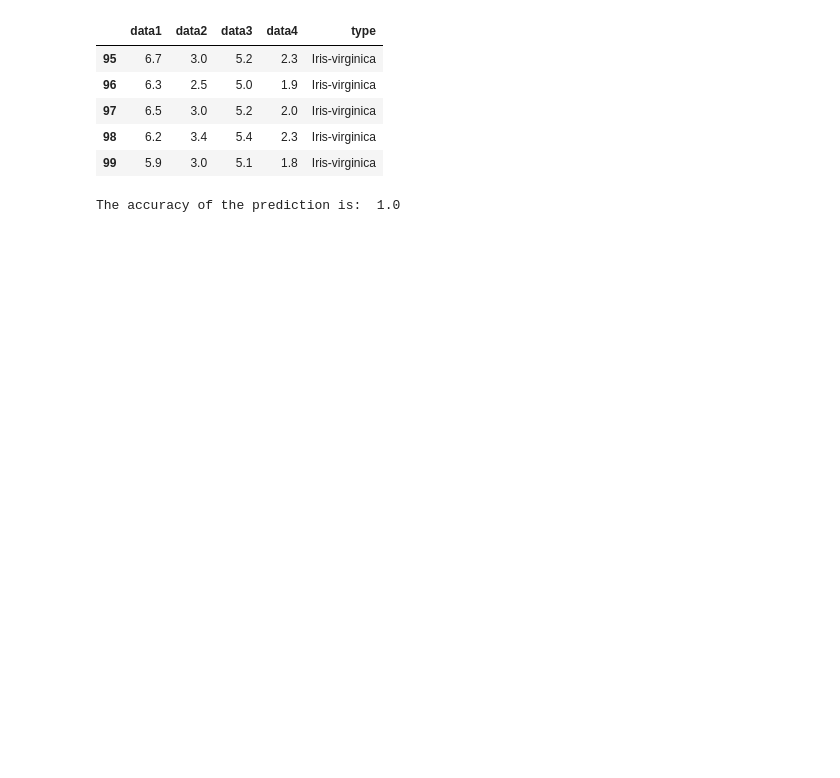
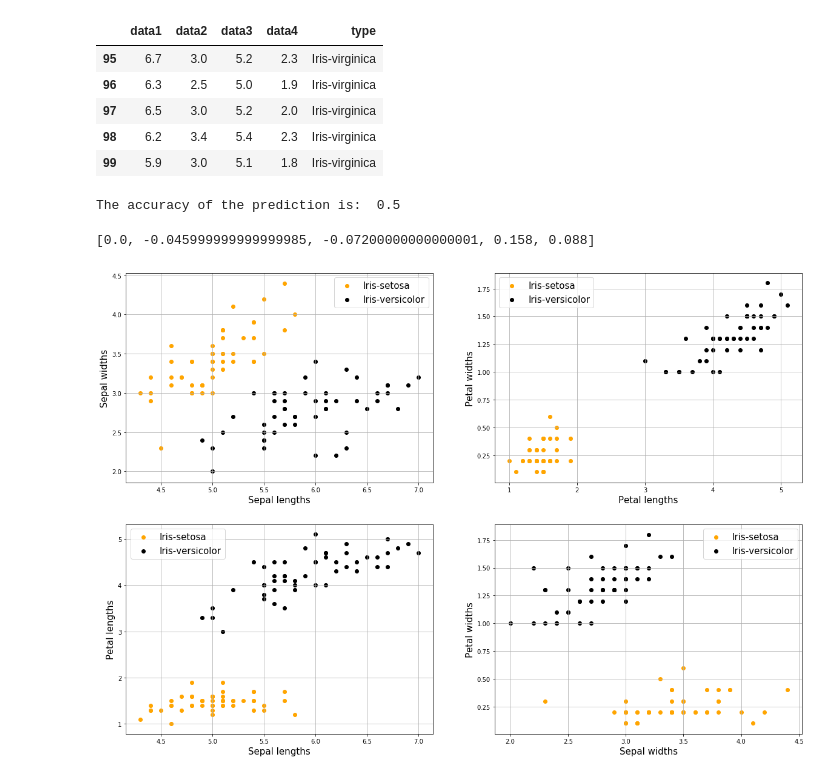
Before and after one commit to domonkoshaffner/scientific_methods_in_physics, a Jupyter notebook: iris/iris.ipynb, the cells around one changed output. Cells and saved outputs as stored; diff of their text form; code cells hidden in the pictures; blank space fills up the shorter version.

Commit message:
Add new version of iris.ipynb - plot created

```diff
--- a/iris/iris.ipynb
+++ b/iris/iris.ipynb
@@ -95,8 +92,8 @@ def pred_plot(X_test, weights):
 # %%
 #setting the variables
 
-epochs = 10
-eta = 0.1
+epochs = 1
+eta = 0.01
 
 #calculating the weights
 
@@ -106,4 +103,8 @@ weights = fit(X_train, y_train, epochs, eta)
 
 pred_plot(X_test, weights)
 # %% [output]
-The accuracy of the prediction is:  1.0
+The accuracy of the prediction is:  0.5
+# %%
+weights
+# %% [output]
+[0.0, -0.045999999999999985, -0.07200000000000001, 0.158, 0.088]
@@ -109,0 +116,52 @@ The accuracy of the prediction is:  1.0
+# %%
+a = list(pd.read_csv('data/a.txt', names = ['data1'])['data1'])
+b = list(pd.read_csv('data/b.txt', names = ['data1'])['data1'])
+c = list(pd.read_csv('data/c.txt', names = ['data1'])['data1'])
+d = list(pd.read_csv('data/d.txt', names = ['data1'])['data1'])
+y = list(pd.read_csv('data/y.txt', names = ['data1'])['data1'])
+
+a_set = a[0:50]
+b_set = b[0:50]
+c_set = c[0:50]
+d_set = d[0:50]
+
+a_ver = a[50:]
+b_ver = b[50:]
+c_ver = c[50:]
+d_ver = d[50:]
+# %%
+fig, axs = plt.subplots(2, 2, figsize = (20,14))
+
+axs[0, 0].scatter(a_set, b_set, c='orange', label = 'Iris-setosa')
+axs[0, 0].scatter(a_ver, b_ver, c='black', label = 'Iris-versicolor')
+axs[0, 0].set_xlabel('Sepal lengths', fontsize = 15)
+axs[0, 0].set_ylabel('Sepal widths', fontsize = 15)
+axs[0, 0].grid()
+axs[0, 0].legend(fontsize = 15)
+
+axs[0, 1].scatter(c_set, d_set, c='orange', label = 'Iris-setosa')
+axs[0, 1].scatter(c_ver, d_ver, c='black', label = 'Iris-versicolor')
+axs[0, 1].set_xlabel('Petal lengths', fontsize = 15)
+axs[0, 1].set_ylabel('Petal widths', fontsize = 15)
+axs[0, 1].grid()
+axs[0, 1].legend(fontsize = 15)
+
+axs[1, 0].scatter(a_set, c_set, c='orange', label = 'Iris-setosa')
+axs[1, 0].scatter(a_ver, c_ver, c='black', label = 'Iris-versicolor')
+axs[1, 0].set_xlabel('Sepal lengths', fontsize = 15)
+axs[1, 0].set_ylabel('Petal lengths', fontsize = 15)
+axs[1, 0].grid()
+axs[1, 0].legend(fontsize = 15)
+
+axs[1, 1].scatter(b_set, d_set, c='orange', label = 'Iris-setosa')
+axs[1, 1].scatter(b_ver, d_ver, c='black', label = 'Iris-versicolor')
+axs[1, 1].set_xlabel('Sepal widths', fontsize = 15)
+axs[1, 1].set_ylabel('Petal widths', fontsize = 15)
+axs[1, 1].grid()
+axs[1, 1].legend(fontsize = 15)
+
+plt.savefig('different_iris_prop_scatter.jpg', dpi = 600)
+
+plt.show()
+# %% [output]
+[figure, added]
```
Also changed, not shown: parts of 4 cells of this notebook.
